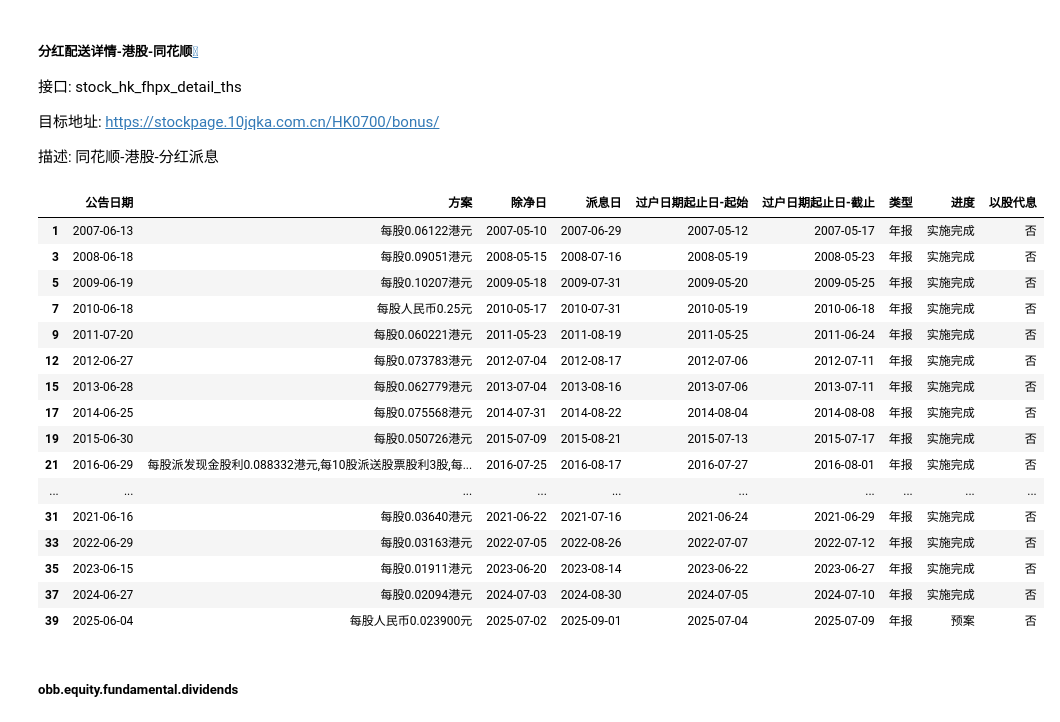
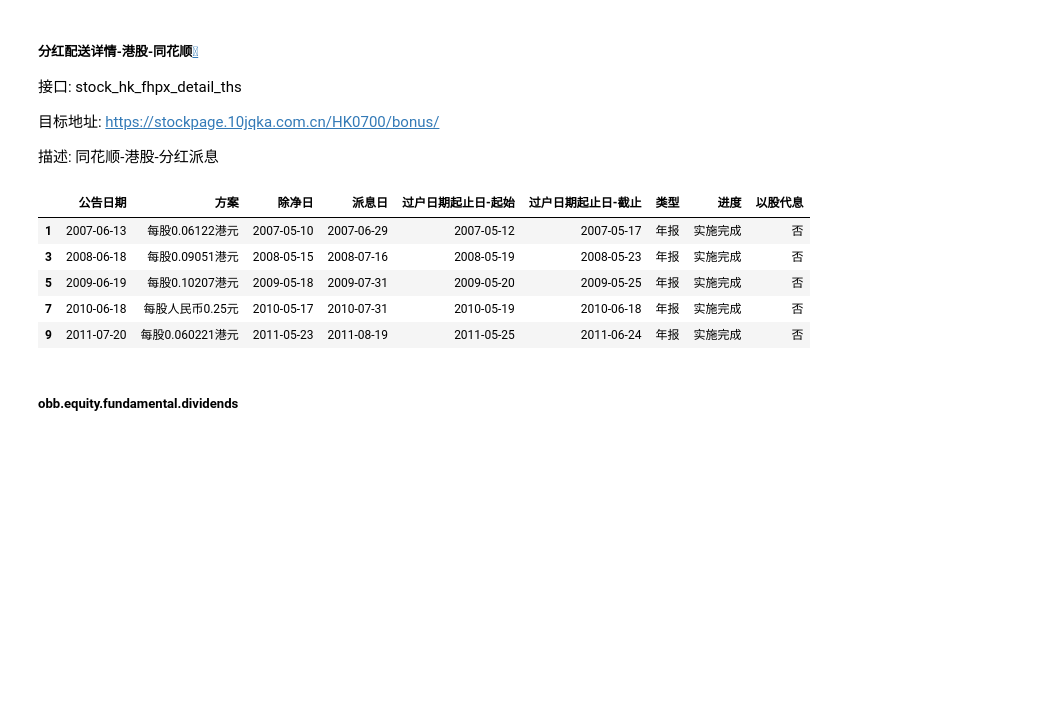
Before and after one commit to shugaoye/openbb_akshare, a Jupyter notebook: akshare_test.ipynb, the cells around one changed output. Cells and saved outputs as stored; diff of their text form; code cells hidden in the pictures; blank space fills up the shorter version.

```diff
--- a/akshare_test.ipynb
+++ b/akshare_test.ipynb
@@ -242,25 +236,14 @@ import akshare as ak
 stock_hk_fhpx_detail_ths_df = ak.stock_hk_fhpx_detail_ths(symbol="2880")
 # %%
 stock_hk_fhpx_detail_ths_df.dropna(inplace=True)
-stock_hk_fhpx_detail_ths_df
+stock_hk_fhpx_detail_ths_df.head()
 # %% [output]
 |  | 公告日期 | 方案 | 除净日 | 派息日 | 过户日期起止日-起始 | 过户日期起止日-截止 | 类型 | 进度 | 以股代息 |
 | 1 | 2007-06-13 | 每股0.06122港元 | 2007-05-10 | 2007-06-29 | 2007-05-12 | 2007-05-17 | 年报 | 实施完成 | 否 |
 | 3 | 2008-06-18 | 每股0.09051港元 | 2008-05-15 | 2008-07-16 | 2008-05-19 | 2008-05-23 | 年报 | 实施完成 | 否 |
 | 5 | 2009-06-19 | 每股0.10207港元 | 2009-05-18 | 2009-07-31 | 2009-05-20 | 2009-05-25 | 年报 | 实施完成 | 否 |
 | 7 | 2010-06-18 | 每股人民币0.25元 | 2010-05-17 | 2010-07-31 | 2010-05-19 | 2010-06-18 | 年报 | 实施完成 | 否 |
 | 9 | 2011-07-20 | 每股0.060221港元 | 2011-05-23 | 2011-08-19 | 2011-05-25 | 2011-06-24 | 年报 | 实施完成 | 否 |
-| 12 | 2012-06-27 | 每股0.073783港元 | 2012-07-04 | 2012-08-17 | 2012-07-06 | 2012-07-11 | 年报 | 实施完成 | 否 |
-| 15 | 2013-06-28 | 每股0.062779港元 | 2013-07-04 | 2013-08-16 | 2013-07-06 | 2013-07-11 | 年报 | 实施完成 | 否 |
-| 17 | 2014-06-25 | 每股0.075568港元 | 2014-07-31 | 2014-08-22 | 2014-08-04 | 2014-08-08 | 年报 | 实施完成 | 否 |
-| 19 | 2015-06-30 | 每股0.050726港元 | 2015-07-09 | 2015-08-21 | 2015-07-13 | 2015-07-17 | 年报 | 实施完成 | 否 |
-| 21 | 2016-06-29 | 每股派发现金股利0.088332港元,每10股派送股票股利3股,每... | 2016-07-25 | 2016-08-17 | 2016-07-27 | 2016-08-01 | 年报 | 实施完成 | 否 |
-| ... | ... | ... | ... | ... | ... | ... | ... | ... | ... |
-| 31 | 2021-06-16 | 每股0.03640港元 | 2021-06-22 | 2021-07-16 | 2021-06-24 | 2021-06-29 | 年报 | 实施完成 | 否 |
-| 33 | 2022-06-29 | 每股0.03163港元 | 2022-07-05 | 2022-08-26 | 2022-07-07 | 2022-07-12 | 年报 | 实施完成 | 否 |
-| 35 | 2023-06-15 | 每股0.01911港元 | 2023-06-20 | 2023-08-14 | 2023-06-22 | 2023-06-27 | 年报 | 实施完成 | 否 |
-| 37 | 2024-06-27 | 每股0.02094港元 | 2024-07-03 | 2024-08-30 | 2024-07-05 | 2024-07-10 | 年报 | 实施完成 | 否 |
-| 39 | 2025-06-04 | 每股人民币0.023900元 | 2025-07-02 | 2025-09-01 | 2025-07-04 | 2025-07-09 | 年报 | 预案 | 否 |
 # %% [markdown]
 ##### obb.equity.fundamental.dividends
 # %%
```
Also changed, not shown: parts of 11 cells of this notebook, 4 other files.
